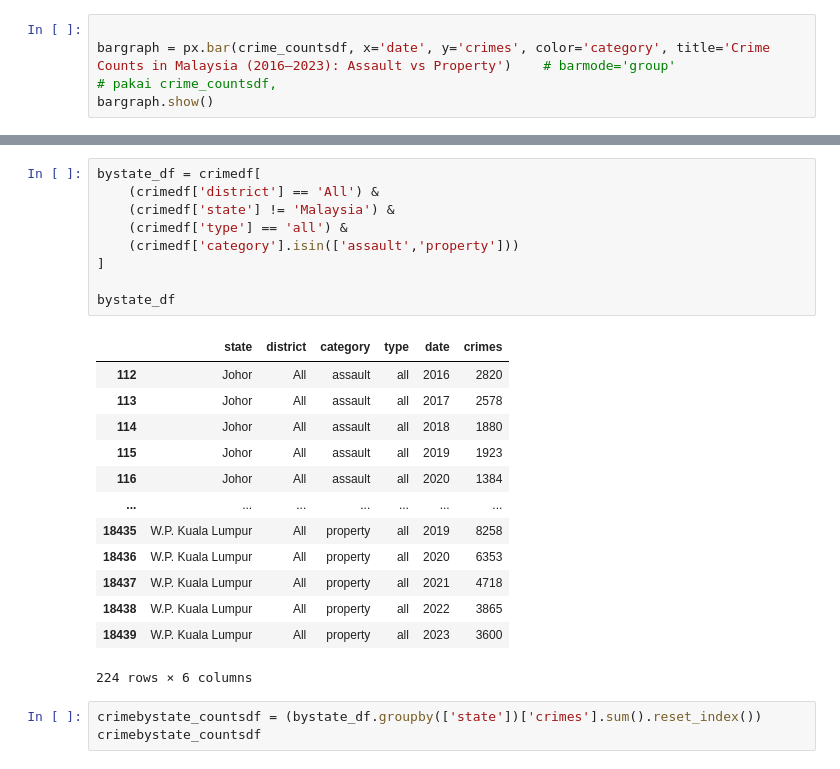
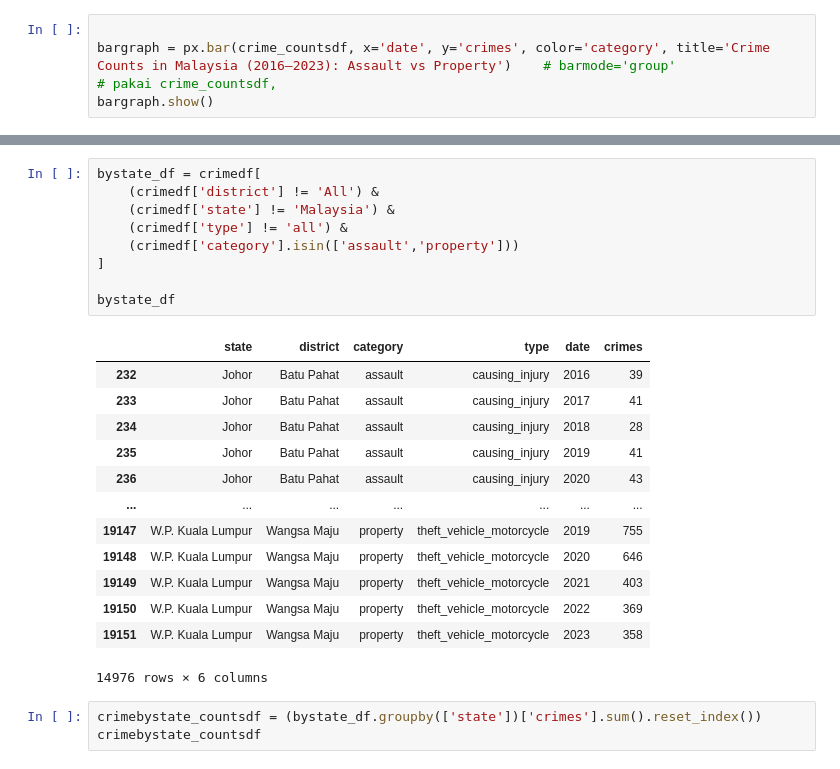
Before and after one commit to noorhzrh/Daily-Practice, a Jupyter notebook: my_mini_project.ipynb, the cells around one changed output, grey strips where cells are left out. Drawn from its saved outputs; the diff is of its cells as text.

```diff
--- a/Day 19 - advanced visualisation/my_mini_project.ipynb
+++ b/my_mini_project.ipynb
@@ -103,26 +119,26 @@ bargraph.show()
 # %%
 bystate_df = crimedf[
-    (crimedf['district'] == 'All') &
+    (crimedf['district'] != 'All') &
     (crimedf['state'] != 'Malaysia') &
-    (crimedf['type'] == 'all') &
+    (crimedf['type'] != 'all') &
     (crimedf['category'].isin(['assault','property']))
 ]
 
 bystate_df
 # %% [output]
 |  | state | district | category | type | date | crimes |
-| 112 | Johor | All | assault | all | 2016 | 2820 |
-| 113 | Johor | All | assault | all | 2017 | 2578 |
-| 114 | Johor | All | assault | all | 2018 | 1880 |
-| 115 | Johor | All | assault | all | 2019 | 1923 |
-| 116 | Johor | All | assault | all | 2020 | 1384 |
+| 232 | Johor | Batu Pahat | assault | causing_injury | 2016 | 39 |
+| 233 | Johor | Batu Pahat | assault | causing_injury | 2017 | 41 |
+| 234 | Johor | Batu Pahat | assault | causing_injury | 2018 | 28 |
+| 235 | Johor | Batu Pahat | assault | causing_injury | 2019 | 41 |
+| 236 | Johor | Batu Pahat | assault | causing_injury | 2020 | 43 |
 | ... | ... | ... | ... | ... | ... | ... |
-| 18435 | W.P. Kuala Lumpur | All | property | all | 2019 | 8258 |
-| 18436 | W.P. Kuala Lumpur | All | property | all | 2020 | 6353 |
-| 18437 | W.P. Kuala Lumpur | All | property | all | 2021 | 4718 |
-| 18438 | W.P. Kuala Lumpur | All | property | all | 2022 | 3865 |
-| 18439 | W.P. Kuala Lumpur | All | property | all | 2023 | 3600 |
+| 19147 | W.P. Kuala Lumpur | Wangsa Maju | property | theft_vehicle_motorcycle | 2019 | 755 |
+| 19148 | W.P. Kuala Lumpur | Wangsa Maju | property | theft_vehicle_motorcycle | 2020 | 646 |
+| 19149 | W.P. Kuala Lumpur | Wangsa Maju | property | theft_vehicle_motorcycle | 2021 | 403 |
+| 19150 | W.P. Kuala Lumpur | Wangsa Maju | property | theft_vehicle_motorcycle | 2022 | 369 |
+| 19151 | W.P. Kuala Lumpur | Wangsa Maju | property | theft_vehicle_motorcycle | 2023 | 358 |
-224 rows × 6 columns
+14976 rows × 6 columns
 # %%
 crimebystate_countsdf = (bystate_df.groupby(['state'])['crimes'].sum().reset_index())
 crimebystate_countsdf
```
Also changed, not shown: parts of 6 cells of this notebook, 3 other files.
